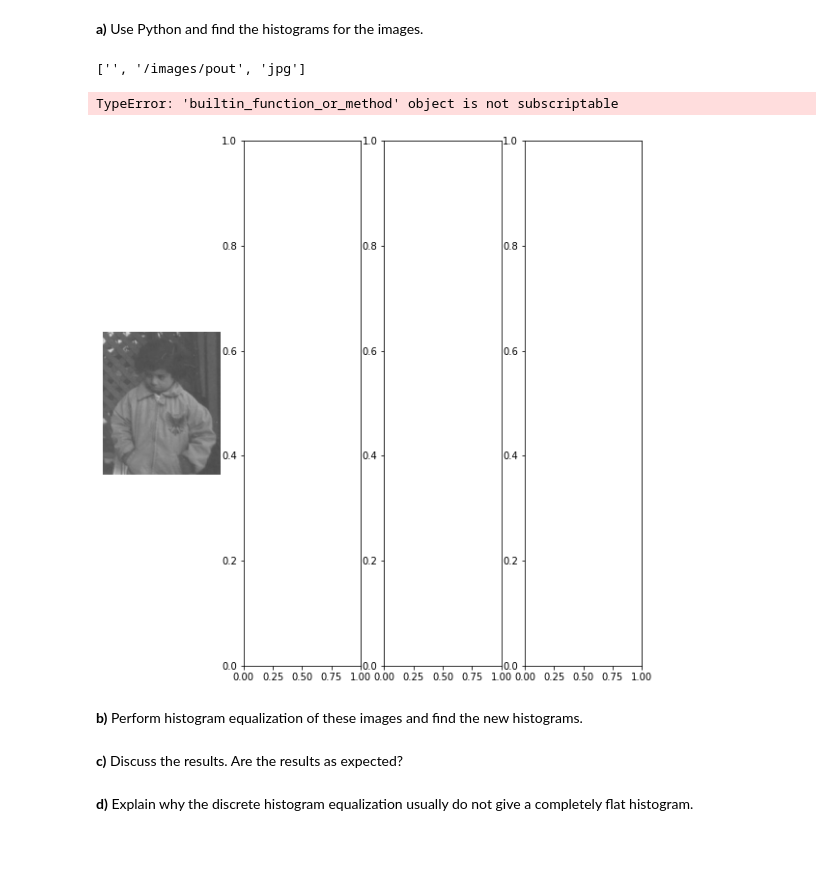
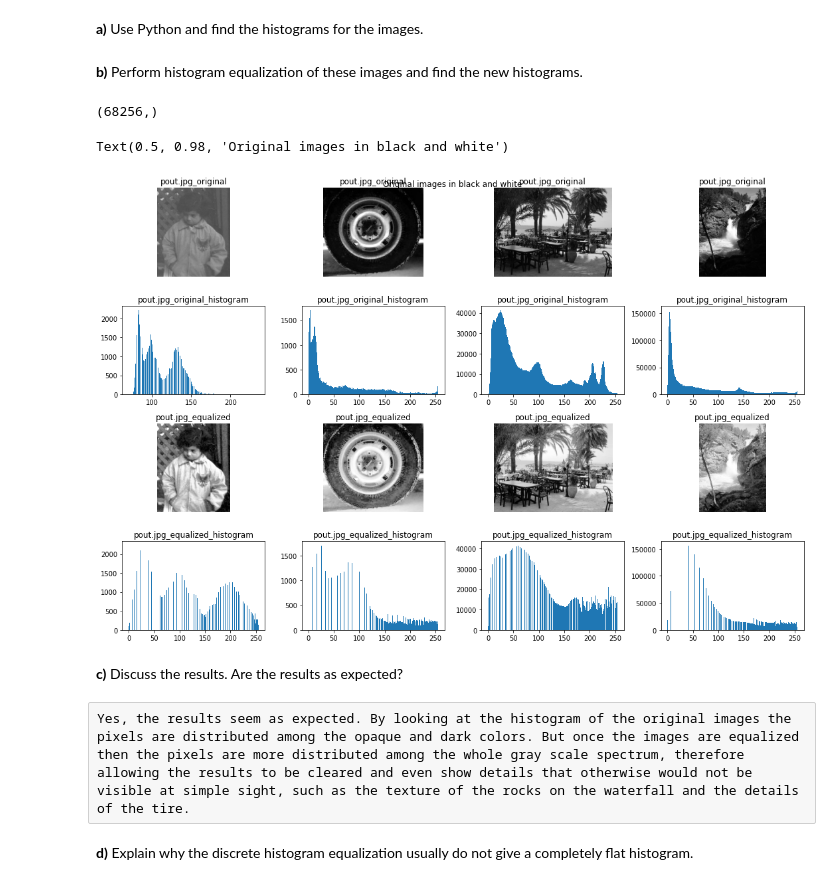
Before and after one commit to asahicantu/uis, a Jupyter notebook: ELE510-Image Processing and computer vision/Assignments/Assignment 3/LABexc3-ELE510-2021.ipynb, the cells around one changed output. Cells and saved outputs as stored; diff of their text form; code cells hidden in the pictures; blank space fills up the shorter version.

```diff
--- a/ELE510-Image Processing and computer vision/Assignments/Assignment 3/LABexc3-ELE510-2021.ipynb
+++ b/ELE510-Image Processing and computer vision/Assignments/Assignment 3/LABexc3-ELE510-2021.ipynb
@@ -207,42 +206,56 @@ os.path.gf
-# %%
-images[0][0].split('.')
-# %% [output]
-['', '/images/pout', 'jpg']
-# %%
-import os
-images = [
-    ["./images/pout.jpg",False,None,None],
-    ["./images/tire.jpg",False,None,None],
-    ["./images/restaurantSpain.jpg",True,None,None],
-    ["./images/waterfall2.jpg",True,None,None],
-]
-
-fig, axs = plt.subplots(1,len(images),figsize=(10,10))
-
-for i in range(len(images)):
-    image = images[i]
-    axs[i].axis('off')
-    if image[1] == True:
-        image[2] =  cv2.imread(image[0],cv2.IMREAD_GRAYSCALE)
-        axs[i].imshow(image[2],cmap='gray', vmin=0, vmax=255)
-    else:
-        image[2] =  cv2.imread(image[0])
-        axs[i].imshow(image[2])
-    file_name = images[i][0].split('.')[0].split['/'][:-1]
-    axs[i].set_title(file_name)
-#plt.suptitle('Original images in black and white')
-#cv.equalizeHist(src)
-
-# img = cv2.cvtColor(img, cv2.COLOR_BGR2RGB)
-# %% [output]
-TypeError: 'builtin_function_or_method' object is not subscriptable
-[figure, removed]
 # %% [markdown]
 
 **b)** Perform histogram equalization of these images and find the new histograms.
+# %%
+images[0][2].ravel().shape
+# %% [output]
+(68256,)
+# %%
+import os
+images = [
+    ["./images/pout.jpg",False,None,None],
+    ["./images/tire.jpg",False,None,None],
+    ["./images/restaurantSpain.jpg",True,None,None],
+    ["./images/waterfall2.jpg",True,None,None],
+]
+
+fig, axs = plt.subplots(4,len(images),figsize=(15,10))
+
+for i in range(len(images)):
+    if images[i][1] == True:
+        images[i][2] =  cv2.imread(images[i][0],cv2.IMREAD_GRAYSCALE)
+    else:
+        images[i][2] =  cv2.imread(images[i][0])[:,:,0]
+
+    images[i][3]  = cv2.equalizeHist(images[i][2])
+    axs[0][i].imshow(images[i][2],cmap='gray', vmin=0, vmax=255)
+    axs[1][i].hist(images[i][2].ravel(), bins=256)
+    axs[2][i].imshow(images[i][3],cmap='gray', vmin=0, vmax=255)
+    axs[3][i].hist(images[i][3].ravel(), bins=256)
+
+    file_name = images[0][0].split('/')[-1]
+    axs[0][i].axis('off')
+    axs[2][i].axis('off')
+
+    axs[0][i].set_title(file_name + '_original')
+    axs[1][i].set_title(file_name + '_original_histogram')
+    axs[2][i].set_title(file_name + '_equalized')
+    axs[3][i].set_title(file_name + '_equalized_histogram')
+
+fig.tight_layout()
+#fig.subplots_adjust(top=0.85)
+fig.suptitle('Original images in black and white')
+#cv.equalizeHist(src)
+
+# img = cv2.cvtColor(img, cv2.COLOR_BGR2RGB)
+# %% [output]
+Text(0.5, 0.98, 'Original images in black and white')
+[figure, added]
 # %% [markdown]
 
 **c)** Discuss the results. Are the results as expected?
+# %% [raw]
+Yes, the results seem as expected. By looking at the histogram of the original images the pixels are distributed among the opaque and dark colors. But once the images are equalized then the pixels are more distributed among the whole gray scale spectrum, therefore allowing the results to be cleared and even show details that otherwise would not be visible at simple sight, such as the texture of the rocks on the waterfall and the details of the tire.
 # %% [markdown]
 
 **d)** Explain why the discrete histogram equalization usually do not give a completely flat histogram.
```
Also changed, not shown: parts of 5 cells of this notebook, 23 other files.
